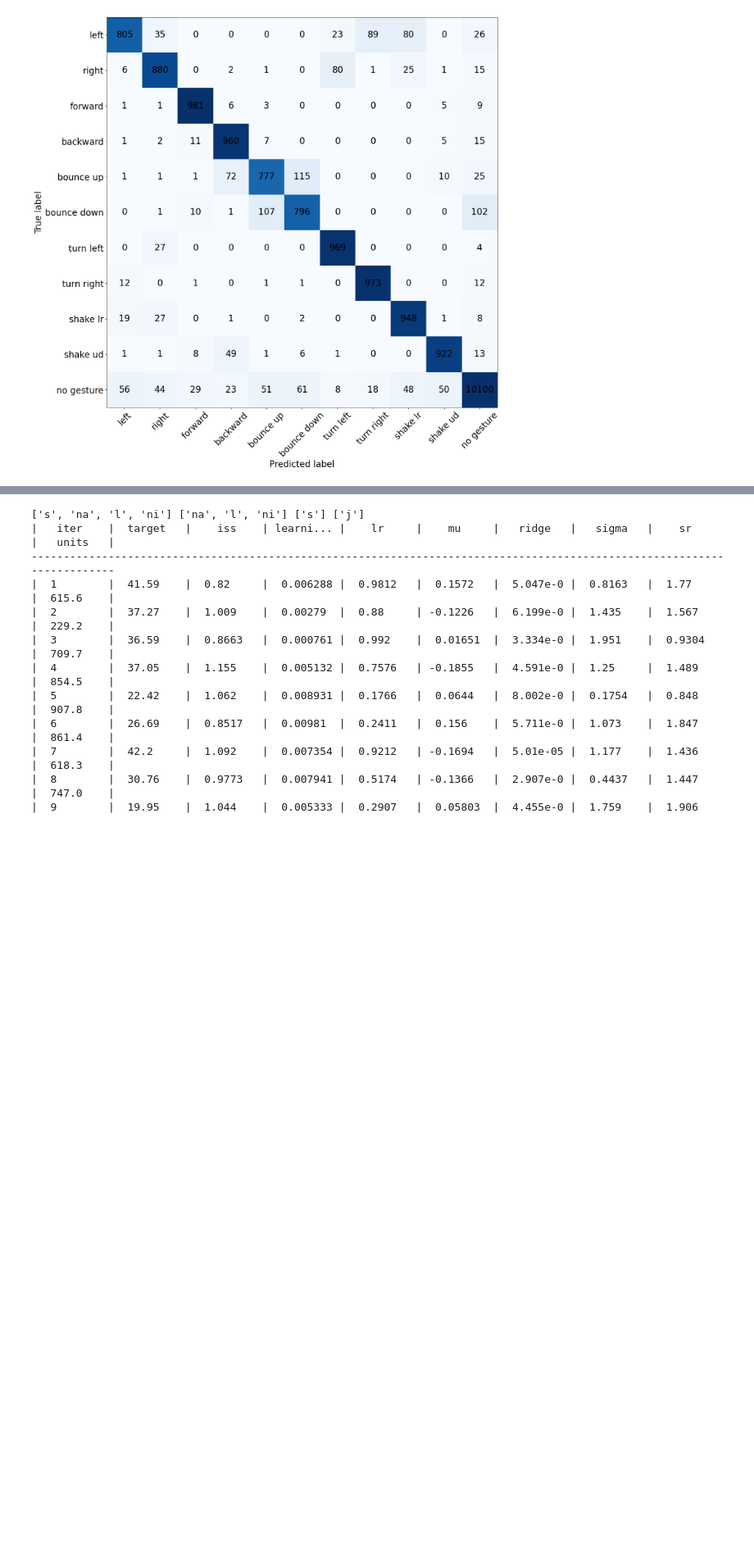
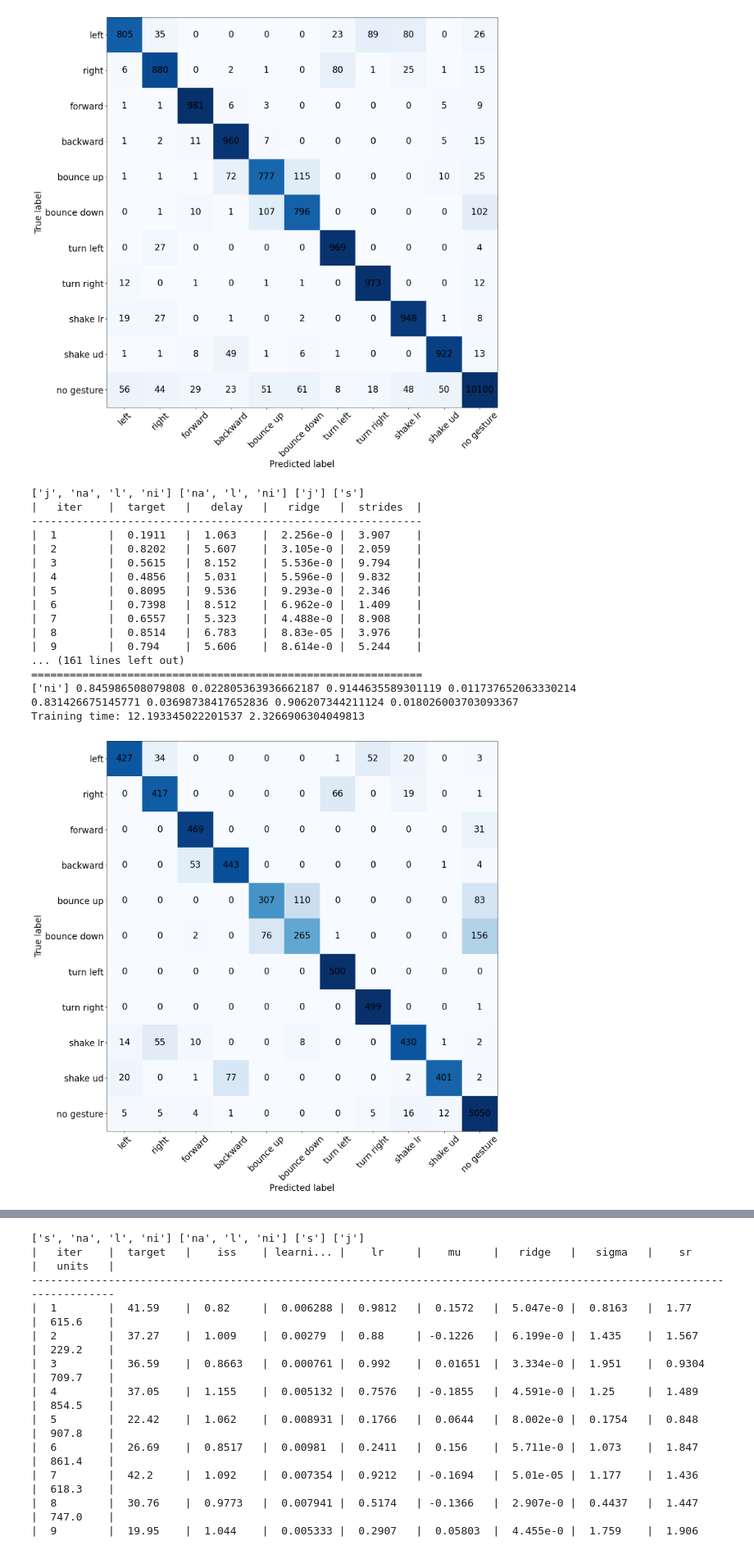
Before and after one commit to aloksGithub/gesture_recognition, a Jupyter notebook: global1.ipynb, the cells around one changed output, grey strips where cells are left out. Shown at 82% size. Drawn from its saved outputs; the diff is of its cells as text; code cells hidden in the pictures; blank space fills up the shorter version.

```diff
--- a/global1.ipynb
+++ b/global1.ipynb
@@ -129,4 +127,27 @@ optimalParams = optimizer_global1(pbounds, createESNForce, trainESN2)
 fix_seed(0)
 pbounds = {'units': (100, 1000), 'lr': (0, 1), 'sr': (0.5, 2), 'alpha': (1e-7, 1e-5), 'iss': (0.8, 1.2)}
 optimalParams = optimizer_global1(pbounds, createESNRls, trainESN2)
+# %%
+fix_seed(0)
+pbounds = {'ridge': (0, 1e-4), 'delay': (1, 10), 'strides': (1, 10)}
+optimalParams = optimizer_global1(pbounds, createNVAR, trainESN, numEvals=3)
+# %% [output]
+['j', 'na', 'l', 'ni'] ['na', 'l', 'ni'] ['j'] ['s']
+|   iter    |  target   |   delay   |   ridge   |  strides  |
+-------------------------------------------------------------
+|  1        |  0.1911   |  1.063    |  2.256e-0 |  3.907    |
+|  2        |  0.8202   |  5.607    |  3.105e-0 |  2.059    |
+|  3        |  0.5615   |  8.152    |  5.536e-0 |  9.794    |
+|  4        |  0.4856   |  5.031    |  5.596e-0 |  9.832    |
+|  5        |  0.8095   |  9.536    |  9.293e-0 |  2.346    |
+|  6        |  0.7398   |  8.512    |  6.962e-0 |  1.409    |
+|  7        |  0.6557   |  5.323    |  4.488e-0 |  8.908    |
+|  8        |  0.8514   |  6.783    |  8.83e-05 |  3.976    |
+|  9        |  0.794    |  5.606    |  8.614e-0 |  5.244    |
+... (161 lines left out)
+=============================================================
+['ni'] 0.845986508079808 0.022805363936662187 0.9144635589301119 0.011737652063330214
+0.831426675145771 0.03698738417652836 0.906207344211124 0.018026003703093367
+Training time: 12.193345022201537 2.3266906304049813
+[figure, added]
 # %% [markdown]
```
Also changed, not shown: parts of 8 cells of this notebook, 8 other files.
